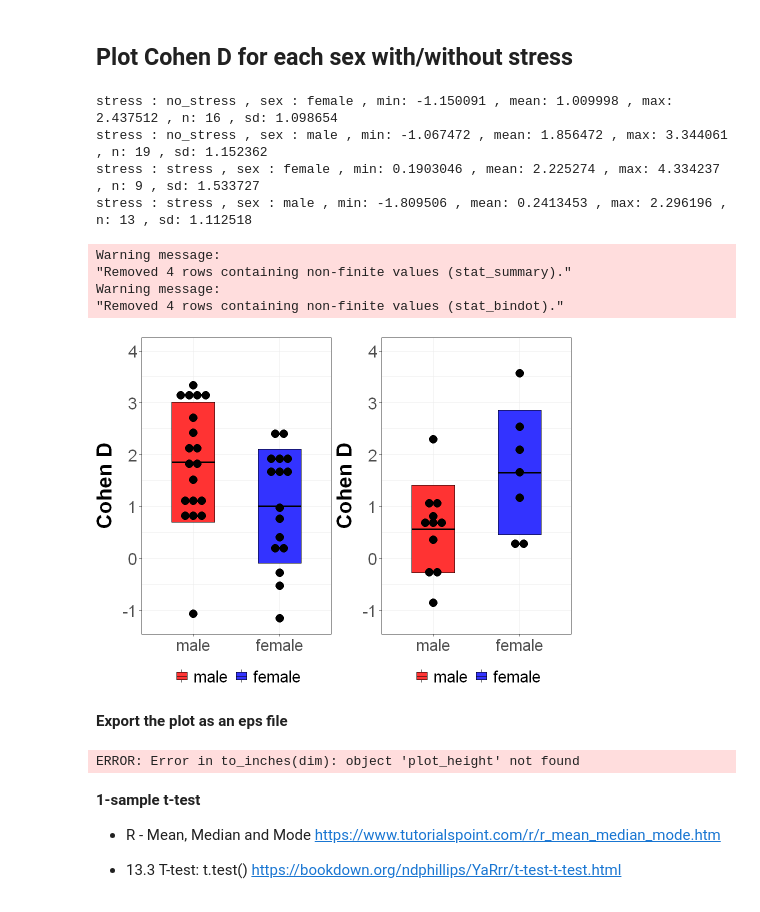
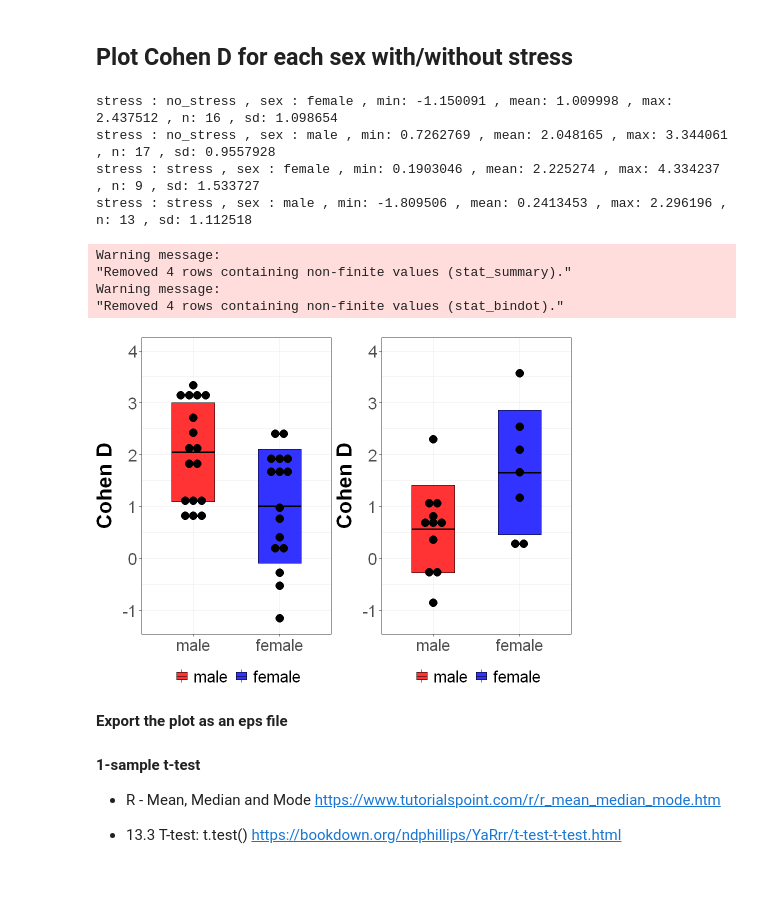
Before and after one commit to wataruito/synchro_freeze, a Jupyter notebook: 03r_analysis.ipynb, the cells around one changed output. Drawn from its saved outputs; the diff is of its cells as text; code cells hidden in the pictures.

```diff
--- a/03r_analysis.ipynb
+++ b/03r_analysis.ipynb
@@ -448,36 +448,36 @@ box_plot <- function(df.input, x1_col, y_col, select_col, select_value, yaxis_la
 # plot no stressed animals
 df.input = df.set1       # data frame
 x_col = "sex"            # x-axis is sex
 y_col = "cohen_d"        # y-axis is cohen_d
 select_col = "stress"
 select_value = "no_stress"  # limit records with stress in the stress column
 y_axis_label = "Cohen D" # y-asix label
 
 out1_1 = box_plot(df.input, x_col, y_col, select_col, select_value, y_axis_label)
 
 # plot stressed animals
 select_col = "stress"
 select_value = "stress"  # limit record with stress column is stress
 
 out1_2 = box_plot(df.input, x_col, y_col, select_col, select_value, y_axis_label)
 
 # plot the two plots together
 # set the size of final plot, width x height
 plot_width = 8
-plot_= 6
+plot_height= 6
 options(repr.plot.width=plot_width, repr.plot.height=plot_height)
 
 ggarrange(out1_1, out1_2, ncol=2)
 # %% [output]
 stress : no_stress , sex : female , min: -1.150091 , mean: 1.009998 , max: 2.437512 , n: 16 , sd: 1.098654
-stress : no_stress , sex : male , min: -1.067472 , mean: 1.856472 , max: 3.344061 , n: 19 , sd: 1.152362
+stress : no_stress , sex : male , min: 0.7262769 , mean: 2.048165 , max: 3.344061 , n: 17 , sd: 0.9557928
 stress : stress , sex : female , min: 0.1903046 , mean: 2.225274 , max: 4.334237 , n: 9 , sd: 1.533727
 stress : stress , sex : male , min: -1.809506 , mean: 0.2413453 , max: 2.296196 , n: 13 , sd: 1.112518
 Warning message:
 "Removed 4 rows containing non-finite values (stat_summary)."
 Warning message:
 "Removed 4 rows containing non-finite values (stat_bindot)."
-[figure, old version]
+[figure, new version]
 # %% [markdown]
 **Export the plot as an eps file**
 # %%
@@ -487,8 +487,6 @@ base = "plot.eps"
 filename = file.path(path, base)
 
 ggsave(filename, device=cairo_ps,width=plot_width, height=plot_height)
-# %% [output]
-ERROR: Error in to_inches(dim): object 'plot_height' not found
 # %% [markdown]
 **1-sample t-test**
 - R - Mean, Median and Mode
```
Also changed, not shown: parts of 11 cells of this notebook.
